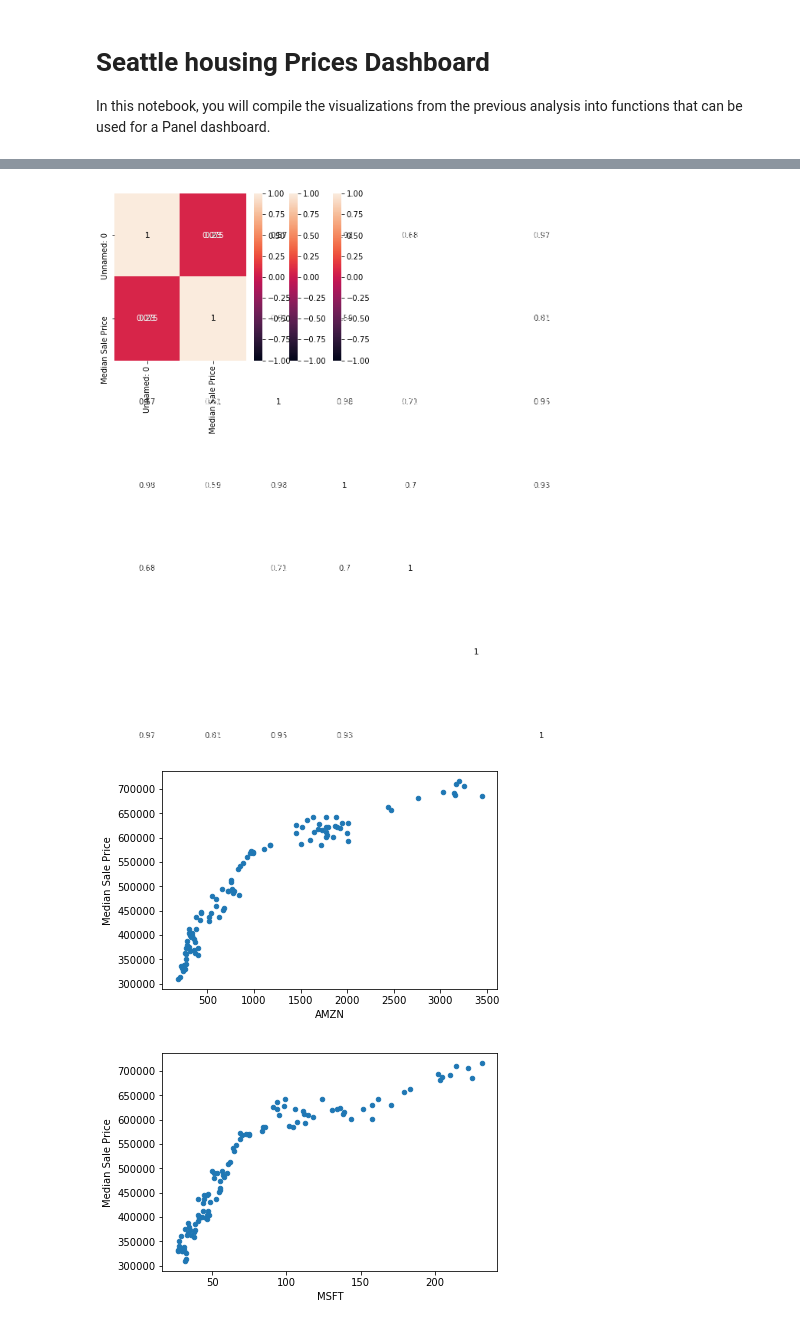
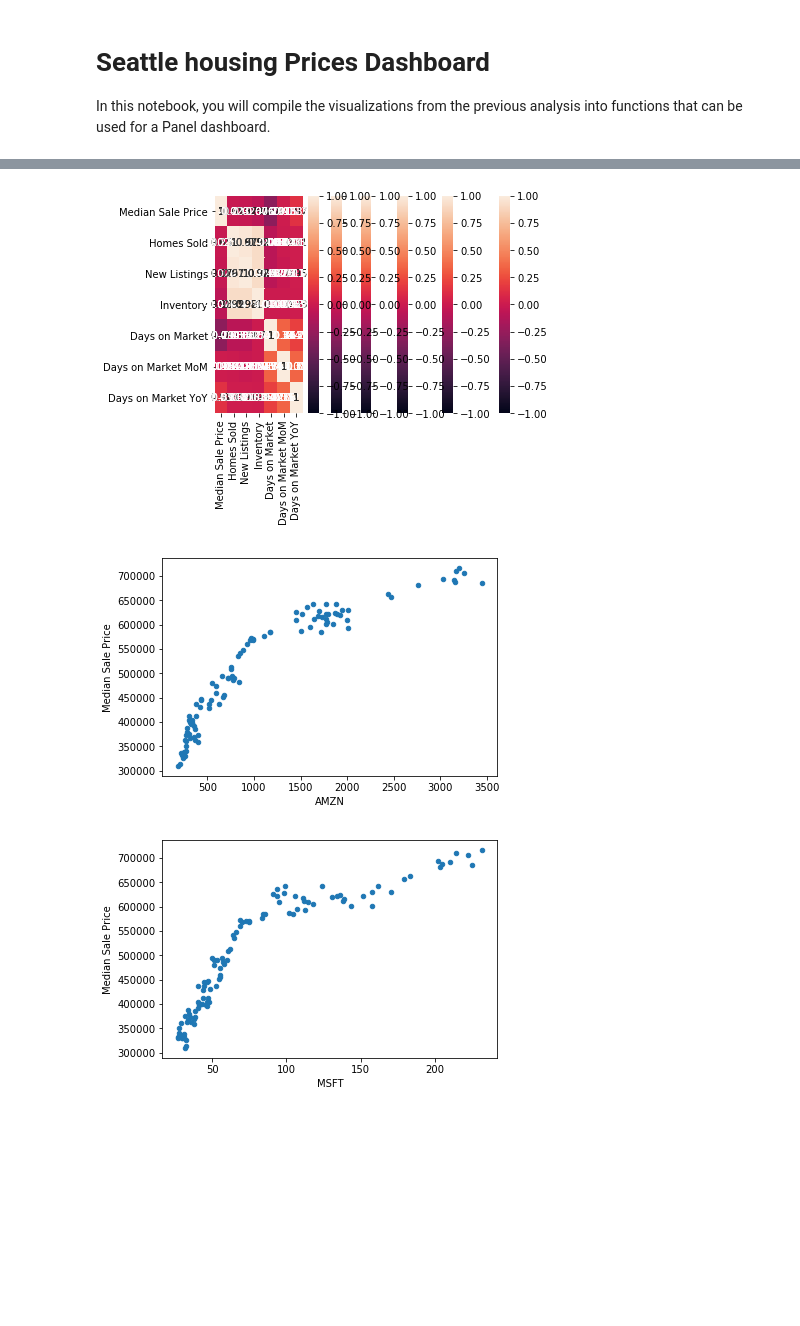
Before and after one commit to somyapanda/fintech-project-1, a Jupyter notebook: Somya/dashboard.ipynb, the cells around one changed output, grey strips where cells are left out. Drawn from its saved outputs; the diff is of its cells as text; code cells hidden in the pictures; blank space fills up the shorter version.

```diff
--- a/Somya/dashboard.ipynb
+++ b/Somya/dashboard.ipynb
@@ -97,7 +87,8 @@ def housing_price_plot():
     """ Median Sale Prices Plot."""
 
     housing_price_year_end_df = pd.read_csv("dashboard/housing_price_year_end_df.csv")
-    housing_price_df = pd.read_csv("dashboard/housing_price_df.csv")
+    housing_price_df = pd.read_csv("dashboard/housing_price_df1.csv")
+    housing_price_df.drop(columns = ["Unnamed: 0"])
     housing_price_df_sort = pd.read_csv("dashboard/housing_price_df_sort.csv")
     housing_price_df_sort['Date'] = pd.to_datetime(housing_price_df['Date'])
     housing_price_year_end_df = housing_price_df_sort[housing_price_df_sort['Date'].dt.is_year_end]
@@ -126,10 +117,10 @@ def housing_price_plot():
 def housing_inventory_corr():
     """ Housing Price Correlation."""
 
-    housing_price_df = pd.read_csv("dashboard/housing_price_df.csv")
+    housing_price_df = pd.read_csv("dashboard/housing_price_df.csv", index_col="Date")
     corr_plot = sns.heatmap(housing_price_df.corr(), vmin=-1, vmax=1, annot=True)
 
-    return  corr_plot
+    return corr_plot
 # %%
 def housing_asset_return_corr():
     """ Housing Price and Asset price Return Correlation."""
@@ -150,7 +142,7 @@ def housing_asset_corr():
     """ Housing Price and Asset price Correlation."""
 
     correlation_2 = pd.read_csv("dashboard/correlation_2.csv")
-    corr3_plot = sns.heatmap(correlation_2.corr(), vmin=-1, vmax=1, annot=True)
+    corr3_plot = sns.heatmap(correlation_2.corr(), vmin=-1, vmax=1, annot=True).figure
 
     return corr3_plot
 # %%
@@ -211,12 +210,15 @@ def linear_regression_plot():
     asset_data = pd.read_csv(file_path, index_col="Date", infer_datetime_format=True, parse_dates=True)
     asset_data_refined_1 = asset_data.drop(columns=["MSFT", "BTC", "Gold", "BA", "30 T-Bond"])
     amzn_housing_data = pd.concat([asset_data_refined_1, housing_data], axis="columns", join="inner")
-    X = amzn_housing_data.iloc[:, 0].values.reshape(-1, 1)
-    Y = amzn_housing_data.iloc[:, 1].values.reshape(-1, 1)
+    amzn_housing_data
+
+    data = amzn_housing_data
+    X = data.iloc[:, 0].values.reshape(-1, 1)
+    Y = data.iloc[:, 1].values.reshape(-1, 1)
     lr = LinearRegression()
     lr.fit(X, Y)
     Y_pred = lr.predict(X)
-    lr_plot = plt.scatter(X, Y).figure
+    lr_plot = plt.scatter(X, Y)
     plt.plot(X, Y_pred, color='red')
 
     return lr_plot
@@ -250,53 +252,60 @@ We can navigate through the tabs above to explore more details about the analysi
 welcome_column = pn.Column(
     seattle_region_map(),
     linear_regression_map()
-)
+    )
+
 
 market_analysis_column = pn.Column(
     pct_change_prices_plot(),
     housing_price_plot(),
     top15_expensive_cities_plot()
+    )
 
-)
 
 correlation_column = pn.Column(
     housing_asset_corr(),
     housing_asset_return_corr(),
     housing_inventory_corr()
+    )
 
+correlation_plot_column = pn.Column(
+    housing_asset_corr(),
+    housing_asset_return_corr(),
+    housing_inventory_corr()
 )
 
 scatter_column = pn.Column(
     amnz_median_price_plot(),
     msft_median_price_plot(),
     btc_median_price_plot(),
     ba_median_price_plot(),
     gold_median_price_plot(),
     tbond_median_price_plot()
-)
+    )
+
 
 linear_regression_column = pn.Column(
     linear_regression_plot()
-)
+    )
 
 
 # Create a tab layout for the dashboard
 tab = pn.Tabs(
         ("Welcome", welcome_column),
         ("Market Analysis", market_analysis_column),
         ("Correlation", correlation_column),
         ("Scatter Plot", scatter_column),
         ("Linear Regression", linear_regression_column)
-)
+        )
 
 # Create the dashboard
 dashboard = pn.Column(
     dashboard_title,
     dashboard_text,
     tab
-)
+    )
 # %% [output]
-[figure, old version]
+[figure, new version]
 [figure]
 [figure]
 [figure]
```
Also changed, not shown: parts of 10 cells of this notebook, 4 other files.
